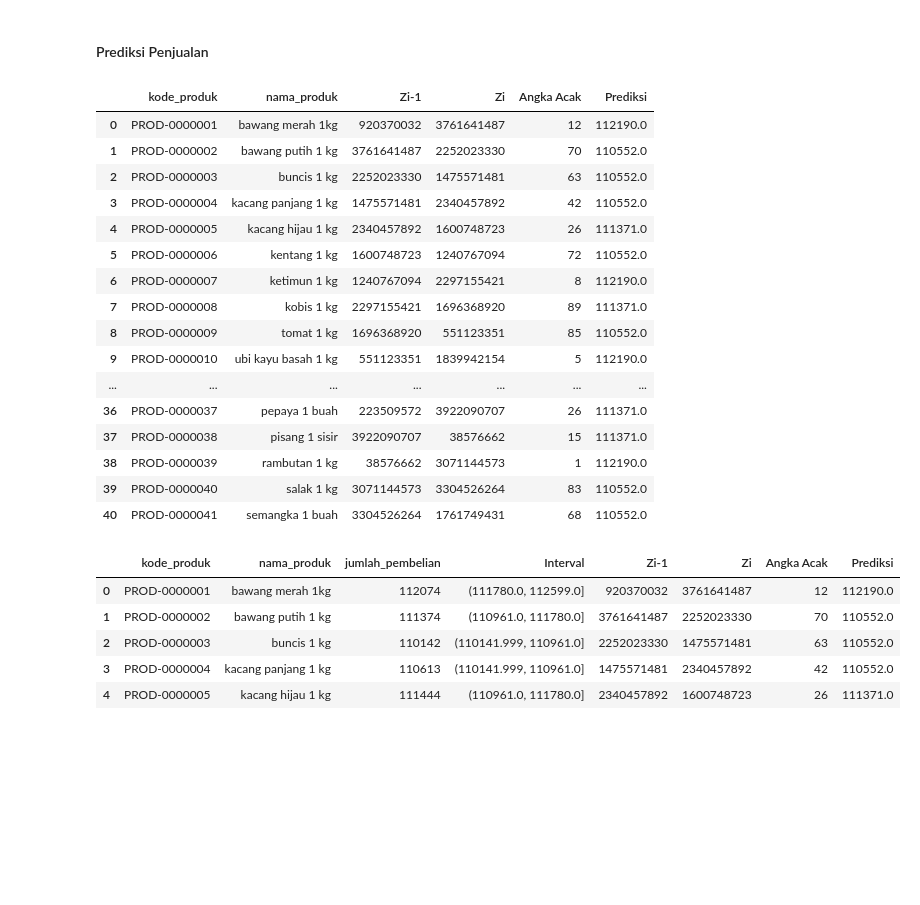
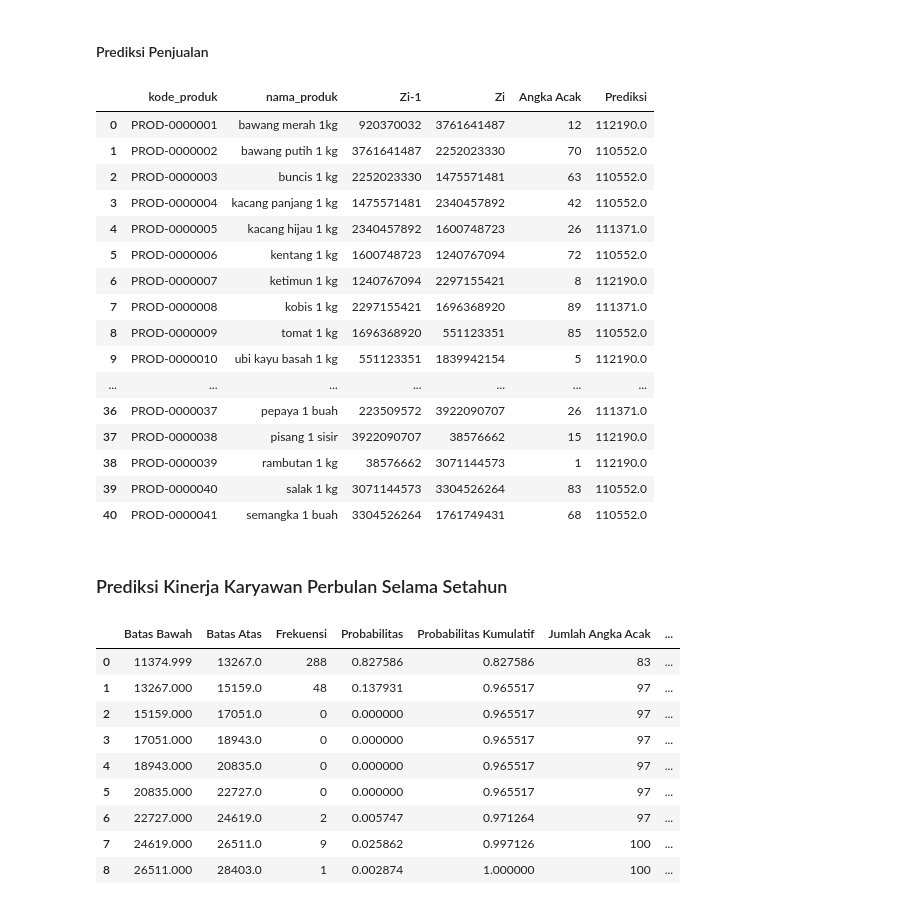
Before and after one commit to janbu12/monteCarlo, a Jupyter notebook: monteCarlo.ipynb, the cells around one changed output. Drawn from its saved outputs; the diff is of its cells as text; code cells hidden in the pictures; blank space fills up the shorter version.

```diff
--- a/monteCarlo.ipynb
+++ b/monteCarlo.ipynb
@@ -206,7 +204,7 @@ boundaries_df['Jumlah Angka Acak'] = (total_random_numbers * boundaries_df['Prob
 # boundaries_df['Interval Angka Acak'] = boundaries_df['Jumlah Angka Acak'].cumsum()
 
 # Menentukan batas bawah acak dan batas atas acak
-boundaries_df['Batas Bawah Acak'] = np.concatenate(([0], boundaries_df['Jumlah Angka Acak'].iloc[:-1].values))
+boundaries_df['Batas Bawah Acak'] = np.concatenate(([0], boundaries_df['Jumlah Angka Acak'].iloc[:-1].values + 1))
 boundaries_df['Batas Atas Acak'] = boundaries_df['Jumlah Angka Acak']
 
 # Menampilkan DataFrame hasil
@@ -238,7 +236,7 @@ def predict(interval, angka_acak):
 
 def get_prediksi(angka_acak, intervalsAcak, intervals):
     for (lower_acak, upper_acak), (lower, upper) in zip(intervalsAcak, intervals):
-        if lower_acak <= angka_acak < upper_acak:
+        if lower_acak <= angka_acak <= upper_acak:
             return np.ceil((lower + upper) / 2)
     return np.nan
 # %%
@@ -262,42 +260,83 @@ num_values = len(penjualan_produk)
 lcg_values = lcg(seed, a, c, m, num_values + 1)
 penjualan_produk['Zi-1'] = lcg_values[:-1]
 penjualan_produk['Zi'] = lcg_values[1:]
 
 penjualan_produk['Angka Acak'] = penjualan_produk['Zi'] % 101  # Generate random numbers
 
 intervalsAcak = list(zip(boundaries_df['Batas Bawah Acak'], boundaries_df['Batas Atas Acak']))
 intervals= [(b.left, b.right) for b in penjualan_produk['Interval']]
 
 # display(intervals1)
 
 # penjualan_produk['Prediksi'] = get_prediksi(penjualan_produk['Angka Acak'], boundaries_df['Batas Bawah Acak'], boundaries_df['Batas Atas Acak'])
 penjualan_produk['Prediksi'] = penjualan_produk['Angka Acak'].apply(lambda x: get_prediksi(x, intervalsAcak, intervals))
 
 # Menampilkan hasil
 display(penjualan_produk[['kode_produk', 'nama_produk', 'Zi-1', 'Zi', 'Angka Acak', 'Prediksi']])
-
-display(penjualan_produk.head())
 # %% [output]
 |  | kode_produk | nama_produk | Zi-1 | Zi | Angka Acak | Prediksi |
 | 0 | PROD-0000001 | bawang merah 1kg | 920370032 | 3761641487 | 12 | 112190.0 |
 | 1 | PROD-0000002 | bawang putih 1 kg | 3761641487 | 2252023330 | 70 | 110552.0 |
 | 2 | PROD-0000003 | buncis 1 kg | 2252023330 | 1475571481 | 63 | 110552.0 |
 | 3 | PROD-0000004 | kacang panjang 1 kg | 1475571481 | 2340457892 | 42 | 110552.0 |
 | 4 | PROD-0000005 | kacang hijau 1 kg | 2340457892 | 1600748723 | 26 | 111371.0 |
 | 5 | PROD-0000006 | kentang 1 kg | 1600748723 | 1240767094 | 72 | 110552.0 |
 | 6 | PROD-0000007 | ketimun 1 kg | 1240767094 | 2297155421 | 8 | 112190.0 |
 | 7 | PROD-0000008 | kobis 1 kg | 2297155421 | 1696368920 | 89 | 111371.0 |
 | 8 | PROD-0000009 | tomat 1 kg | 1696368920 | 551123351 | 85 | 110552.0 |
 | 9 | PROD-0000010 | ubi kayu basah 1 kg | 551123351 | 1839942154 | 5 | 112190.0 |
 | ... | ... | ... | ... | ... | ... | ... |
 | 36 | PROD-0000037 | pepaya 1 buah | 223509572 | 3922090707 | 26 | 111371.0 |
-| 37 | PROD-0000038 | pisang 1 sisir | 3922090707 | 38576662 | 15 | 111371.0 |
+| 37 | PROD-0000038 | pisang 1 sisir | 3922090707 | 38576662 | 15 | 112190.0 |
 | 38 | PROD-0000039 | rambutan 1 kg | 38576662 | 3071144573 | 1 | 112190.0 |
 | 39 | PROD-0000040 | salak 1 kg | 3071144573 | 3304526264 | 83 | 110552.0 |
 | 40 | PROD-0000041 | semangka 1 buah | 3304526264 | 1761749431 | 68 | 110552.0 |
-|  | kode_produk | nama_produk | jumlah_pembelian | Interval | Zi-1 | Zi | Angka Acak | Prediksi |
-| 0 | PROD-0000001 | bawang merah 1kg | 112074 | (111780.0, 112599.0] | 920370032 | 3761641487 | 12 | 112190.0 |
-| 1 | PROD-0000002 | bawang putih 1 kg | 111374 | (110961.0, 111780.0] | 3761641487 | 2252023330 | 70 | 110552.0 |
-| 2 | PROD-0000003 | buncis 1 kg | 110142 | (110141.999, 110961.0] | 2252023330 | 1475571481 | 63 | 110552.0 |
-| 3 | PROD-0000004 | kacang panjang 1 kg | 110613 | (110141.999, 110961.0] | 1475571481 | 2340457892 | 42 | 110552.0 |
-| 4 | PROD-0000005 | kacang hijau 1 kg | 111444 | (110961.0, 111780.0] | 2340457892 | 1600748723 | 26 | 111371.0 |
+# %% [markdown]
+### Prediksi Kinerja Karyawan Perbulan Selama Setahun
+# %%
+all_months_data = pd.concat([pivot_table[col] for col in pivot_table.columns[3:]])
+
+# Menghitung nilai minimum dan maksimum dari semua data bulanan
+min_val = all_months_data.min()
+max_val = all_months_data.max()
+
+# Menentukan ukuran interval (misalkan 6 interval kelas)
+interval_size = (max_val - min_val) // 8
+bins = np.arange(min_val, max_val + interval_size + 1, interval_size)
+
+# Menghitung frekuensi
+intervals = pd.cut(all_months_data, bins=bins, include_lowest=True)
+frequency = intervals.value_counts().sort_index()
+
+# Menentukan batas bawah dan batas atas
+interval_boundaries = [(interval.left, interval.right) for interval in frequency.index]
+boundaries_df_karyawan = pd.DataFrame(interval_boundaries, columns=['Batas Bawah', 'Batas Atas'])
+boundaries_df_karyawan['Frekuensi'] = frequency.values
+
+# Menghitung probabilitas
+boundaries_df_karyawan['Probabilitas'] = boundaries_df_karyawan['Frekuensi'] / boundaries_df_karyawan['Frekuensi'].sum()
+
+# Menghitung probabilitas kumulatif
+boundaries_df_karyawan['Probabilitas Kumulatif'] = boundaries_df_karyawan['Probabilitas'].cumsum()
+
+# Menghitung jumlah angka acak
+total_random_numbers = 100
+boundaries_df_karyawan['Jumlah Angka Acak'] = (total_random_numbers * boundaries_df_karyawan['Probabilitas Kumulatif']).round().astype(int)
+
+# Menentukan batas bawah acak dan batas atas acak
+boundaries_df_karyawan['Batas Bawah Acak'] = np.concatenate(([0], boundaries_df_karyawan['Jumlah Angka Acak'].iloc[:-1].values + 1))
+boundaries_df_karyawan['Batas Atas Acak'] = boundaries_df_karyawan['Jumlah Angka Acak']
+
+# Menampilkan DataFrame hasil
+display(boundaries_df_karyawan)
+# %% [output]
+|  | Batas Bawah | Batas Atas | Frekuensi | Probabilitas | Probabilitas Kumulatif | Jumlah Angka Acak | ... |
+| 0 | 11374.999 | 13267.0 | 288 | 0.827586 | 0.827586 | 83 | ... |
+| 1 | 13267.000 | 15159.0 | 48 | 0.137931 | 0.965517 | 97 | ... |
+| 2 | 15159.000 | 17051.0 | 0 | 0.000000 | 0.965517 | 97 | ... |
+| 3 | 17051.000 | 18943.0 | 0 | 0.000000 | 0.965517 | 97 | ... |
+| 4 | 18943.000 | 20835.0 | 0 | 0.000000 | 0.965517 | 97 | ... |
+| 5 | 20835.000 | 22727.0 | 0 | 0.000000 | 0.965517 | 97 | ... |
+| 6 | 22727.000 | 24619.0 | 2 | 0.005747 | 0.971264 | 97 | ... |
+| 7 | 24619.000 | 26511.0 | 9 | 0.025862 | 0.997126 | 100 | ... |
+| 8 | 26511.000 | 28403.0 | 1 | 0.002874 | 1.000000 | 100 | ... |
```
Also changed, not shown: parts of 14 cells of this notebook, 2 other files.
